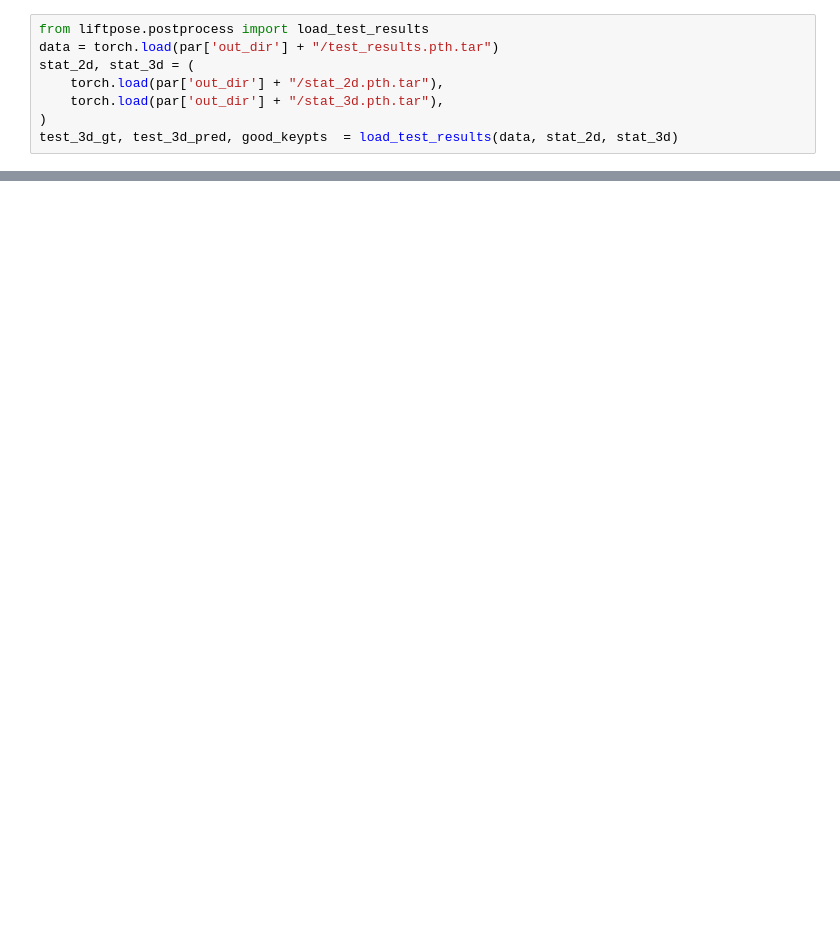
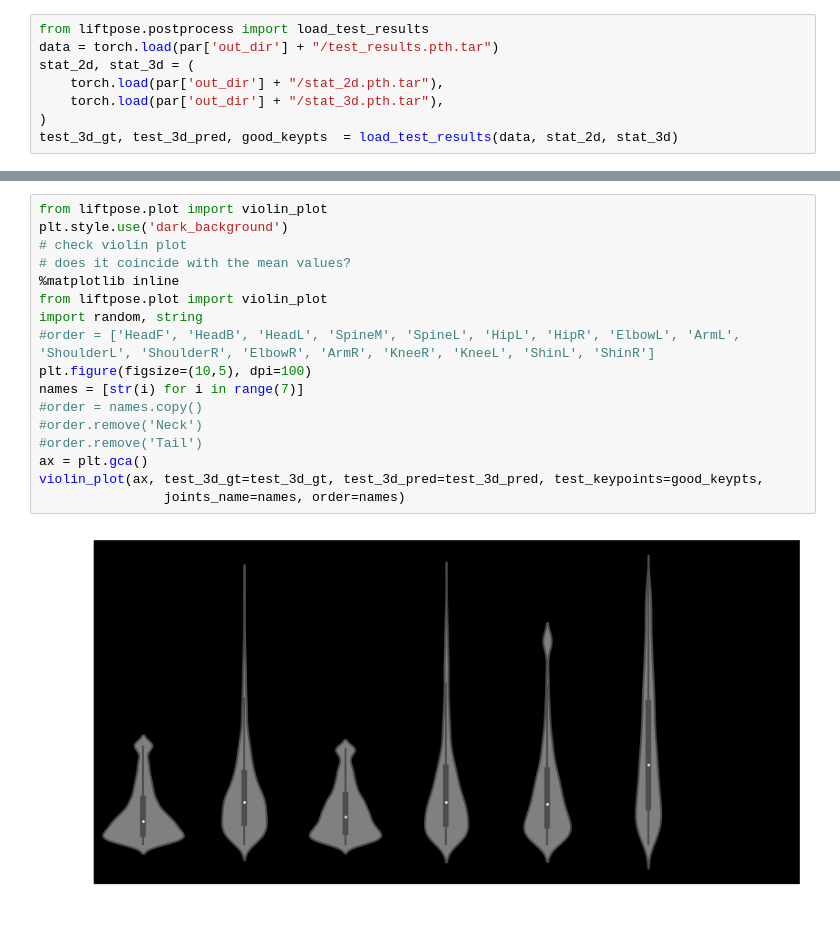
Before and after one commit to NeLy-EPFL/LiftPose3D, a Jupyter notebook: examples/mouse_prism/mouse_prism.ipynb, the cells around one changed output, grey strips where cells are left out. Drawn from its saved outputs; the diff is of its cells as text; blank space fills up the shorter version.

```diff
--- a/examples/mouse_prism/mouse_prism.ipynb
+++ b/examples/mouse_prism/mouse_prism.ipynb
@@ -105,0 +108,19 @@ Canvas(toolbar=Toolbar(toolitems=[('Home', 'Reset original view', 'home', 'home'
+# %%
+from liftpose.plot import violin_plot
+plt.style.use('dark_background')
+# check violin plot
+# does it coincide with the mean values?
+%matplotlib inline
+from liftpose.plot import violin_plot
+import random, string
+#order = ['HeadF', 'HeadB', 'HeadL', 'SpineM', 'SpineL', 'HipL', 'HipR', 'ElbowL', 'ArmL', 'ShoulderL', 'ShoulderR', 'ElbowR', 'ArmR', 'KneeR', 'KneeL', 'ShinL', 'ShinR']
+plt.figure(figsize=(10,5), dpi=100)
+names = [str(i) for i in range(7)]
+#order = names.copy()
+#order.remove('Neck')
+#order.remove('Tail')
+ax = plt.gca()
+violin_plot(ax, test_3d_gt=test_3d_gt, test_3d_pred=test_3d_pred, test_keypoints=good_keypts,
+                joints_name=names, order=names)
+# %% [output]
+[figure, added]
```
Also changed, not shown: parts of 5 cells of this notebook.
